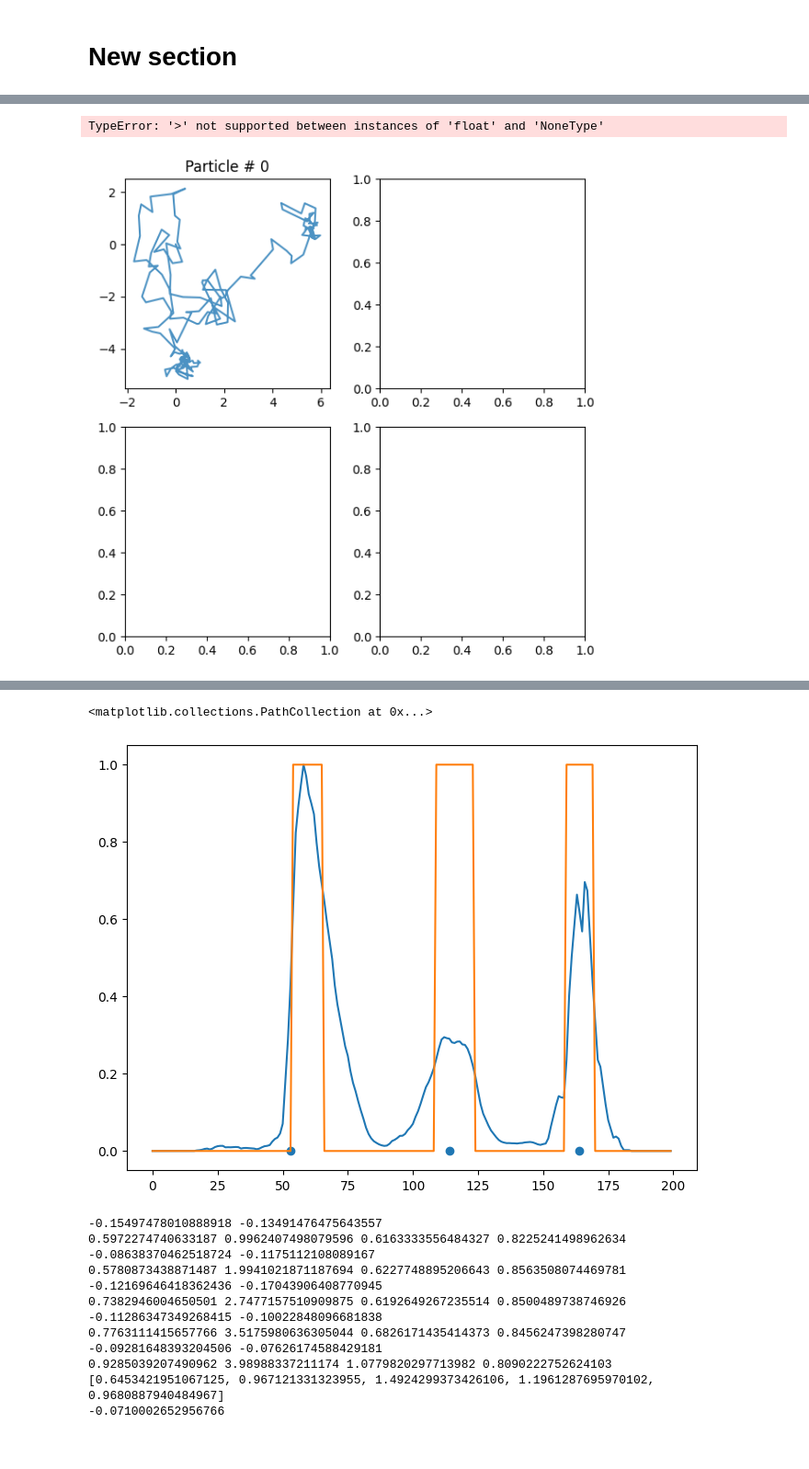
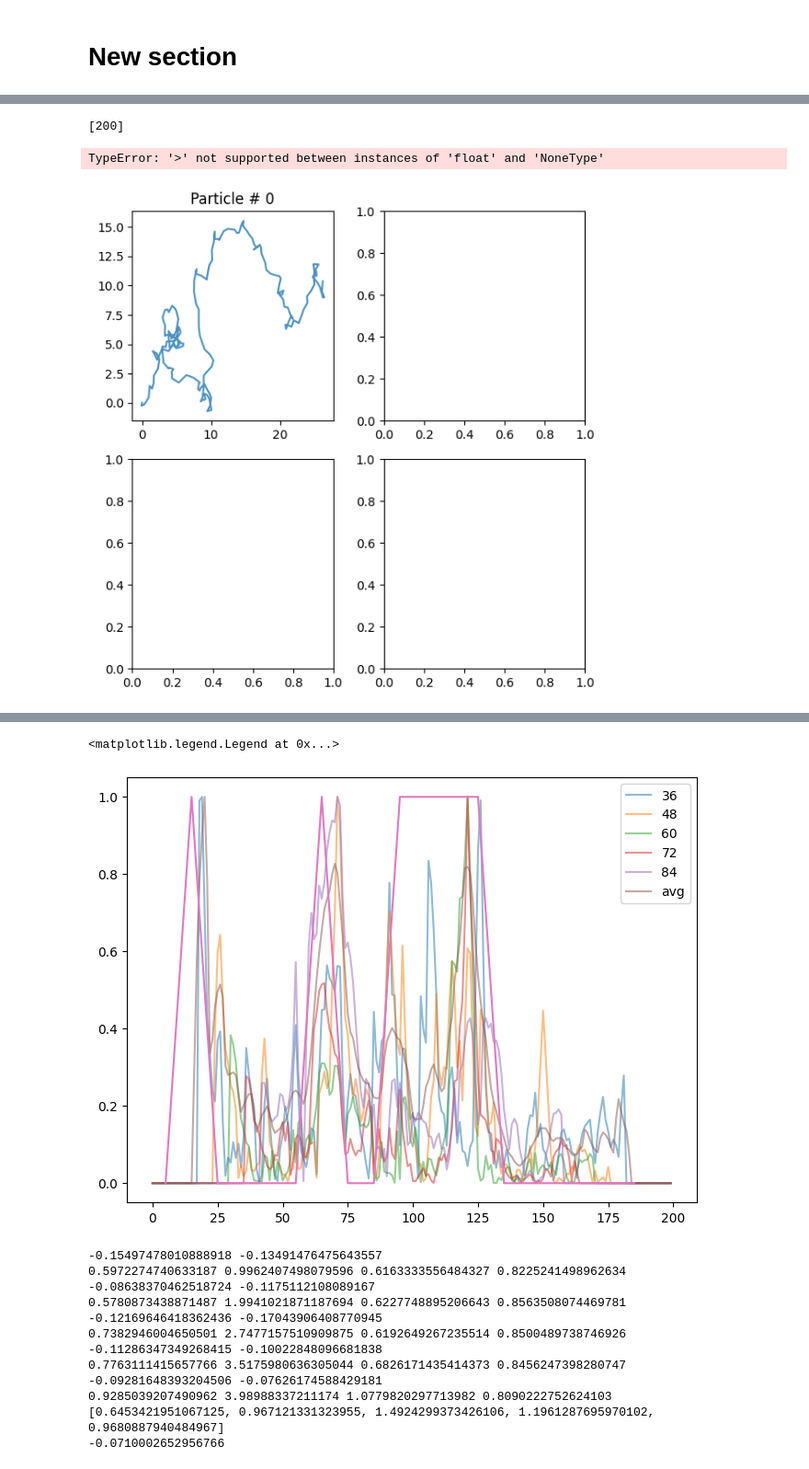
Before and after one commit to JunwooParkSaribu/SPT_a, a Jupyter notebook: analysis_modeling/training_sample9.ipynb, the cells around one changed output, grey strips where cells are left out. Shown: that part at 92% size. Drawn from its saved outputs; the diff is of its cells as text; code cells hidden in the pictures.

```diff
--- a/analysis_modeling/training_sample9.ipynb
+++ b/analysis_modeling/training_sample9.ipynb
@@ -123,7 +132,7 @@ def make_signal(x_pos, y_pos, win_widths, search_width):
         vals = np.array(vals)
         all_vals.append(vals)
 
-    new_all_vals = []
+    avg_vals = []
     for i in range(len(all_vals)):
         tmp = []
         for j in range(len(all_vals[i])):
@@ -134,25 +143,26 @@ def make_signal(x_pos, y_pos, win_widths, search_width):
             else:
                 tmp.append(np.sum(all_vals[i][j-search_width:j+search_width+1]))
         tmp = np.array(tmp)
-        new_all_vals.append(tmp)
-    new_all_vals = np.array(new_all_vals)
-    all_vals = np.array(new_all_vals)
+        avg_vals.append(tmp)
+    avg_vals = np.array(avg_vals)
 
     tmp = []
-    for j in range(len(all_vals[0])):
+    for j in range(len(avg_vals[0])):
         tmp_sum = 0
         count = 0
-        for i in range(len(all_vals)):
-            if all_vals[i][j] != 0:
-                tmp_sum += all_vals[i][j]
+        for i in range(len(avg_vals)):
+            if avg_vals[i][j] != 0:
+                tmp_sum += avg_vals[i][j]
                 count += 1
         if count == 0:
             tmp.append(0)
         else:
             tmp.append(tmp_sum / count)
-    all_vals = np.array(tmp)
-    all_vals = all_vals / np.max(all_vals)
-    return all_vals
+    avg_vals = np.array(tmp)
+    all_vals.append(avg_vals)
+    for i in range(len(all_vals)):
+        all_vals[i] = all_vals[i] / np.max(all_vals[i])
+    return np.array(all_vals)
 # %%
 def chop_with_shift2(signal_seq, label_seq):
     chopped_signals = []
@@ -230,7 +259,7 @@ alphas = [0.001, 0.5, 1.0, 1.5, 1.999]
 count_0 = 0
 count_1 = 0
 
-for step in range(1000):
+for step in range(100):
     if step % 10 == 0: print(step)
     alpha1, alpha2 = np.random.choice(alphas, 2, replace=True)
     trajs_model, labels_model = models_phenom().multi_state(N=N,
@@ -243,6 +272,7 @@ for step in range(1000):
 
     for i in range(N):
         signal_seq = make_signal(trajs_model[:, i, 0], trajs_model[:, i, 1], WINDOW_WIDTHS, SEARCH_WIDTH)
+
         changepoints, alphas_cp, Ds, state_num = label_continuous_to_list(labels_model[:, i, :])
         label_seq = alphas_2_cps(labels_model[:, i, 0])
 
@@ -400,25 +422,29 @@ Epoch 118/10000
 trajs_model, labels_model = models_phenom().multi_state(N=2,
                                                         L=L,
                                                         T=T,
-                                                        alphas=[0.8, 1.2],
-                                                        Ds=[[0.01, 0.0], [0.1, 0.0]],
+                                                        alphas=[1.5, 1.5],
+                                                        Ds=[[0.1, 0.0], [0.1, 0.0]],
                                                         M=[[0.99, 0.01], [0.01, 0.99]]
                                                        )
 signal_seq = make_signal(trajs_model[:, 0, 0], trajs_model[:, 0, 1], WINDOW_WIDTHS, SEARCH_WIDTH)
 changepoints, alphas_cp, Ds, state_num = label_continuous_to_list(labels_model[:, 0, :])
+print(changepoints)
 plot_trajs(trajs_model[:, 0:2, :], L, 1, num_to_plot =2)
 # %% [output]
-TypeError: '>' not supported between instances of 'float' and 'NoneType'
+[200]
+TypeError: '>' not supported between instances of 'float' and 'NoneType'
-[figure, old version]
+[figure, new version]
 # %%
 predict_input = chop_with_shift(signal_seq)
-predict_input = np.array(predict_input).reshape(-1, SHIFT_WIDTH+2, 1)
+print(predict_input.shape)
+predict_input = np.array(predict_input).reshape(-1, 6, SHIFT_WIDTH+2, 1)
 pred = model.predict(predict_input).flatten()
-pred = np.concatenate((np.zeros(SHIFT_WIDTH//2), pred))
-pred = np.concatenate((pred, np.zeros(SHIFT_WIDTH//2)))
 
 plt.figure()
-plt.plot(np.arange(T), signal_seq)
-plt.plot(np.arange(T), np.round(pred))
-plt.scatter(changepoints[:-1], np.zeros(len(changepoints[:-1])))
+for i in range(signal_seq.shape[0]-1):
+    plt.plot(np.arange(T), signal_seq[i], alpha=0.5, label=f'{WINDOW_WIDTHS[i]}')
+plt.plot(np.arange(T), signal_seq[-1], alpha=0.5, label=f'avg')
+plt.plot(np.arange(SHIFT_WIDTH//2, signal_seq.shape[1] - SHIFT_WIDTH//2, SHIFT_WIDTH), np.round(pred))
+plt.scatter(changepoints[:-1], np.zeros(len(changepoints[:-1])), c='black')
+plt.legend()
 # %% [output]
@@ -426,5 +453,5 @@ plt.scatter(changepoints[:-1], np.zeros(len(changepoints[:-1])))
-<matplotlib.collections.PathCollection at 0x...>
+<matplotlib.legend.Legend at 0x...>
-[figure, old version]
+[figure, new version]
 # %%
 checkpoint = 110
 val = []
```
Also changed, not shown: parts of 8 cells of this notebook, 2 other files.
